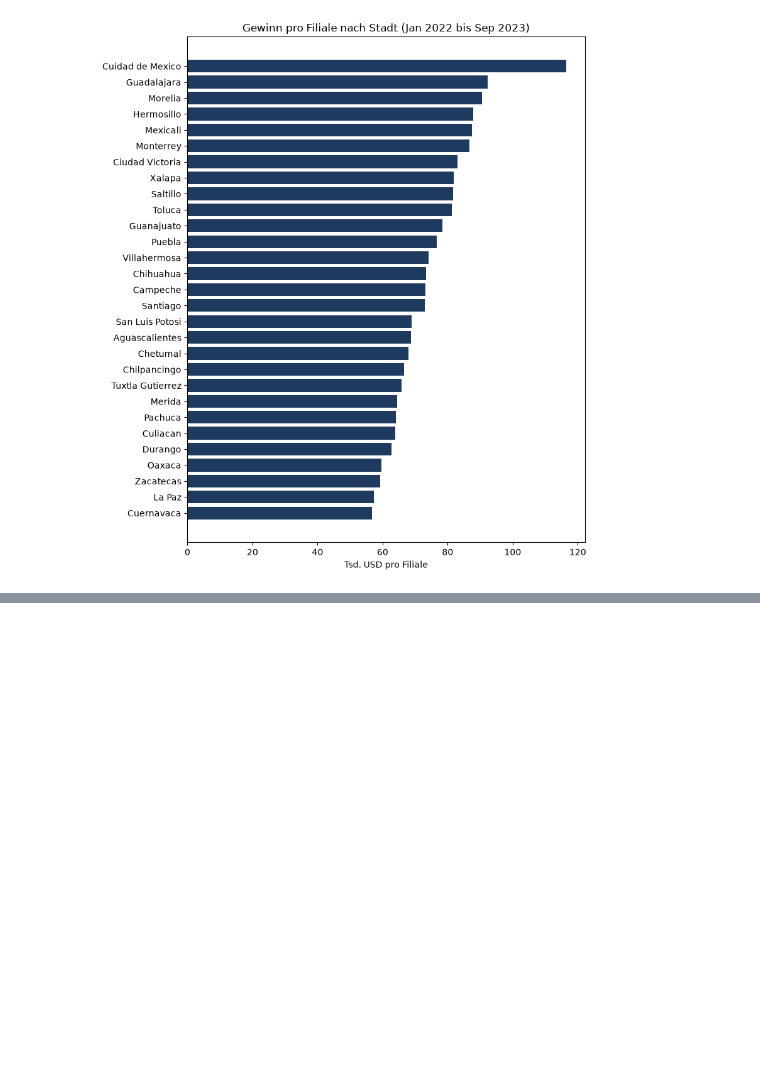
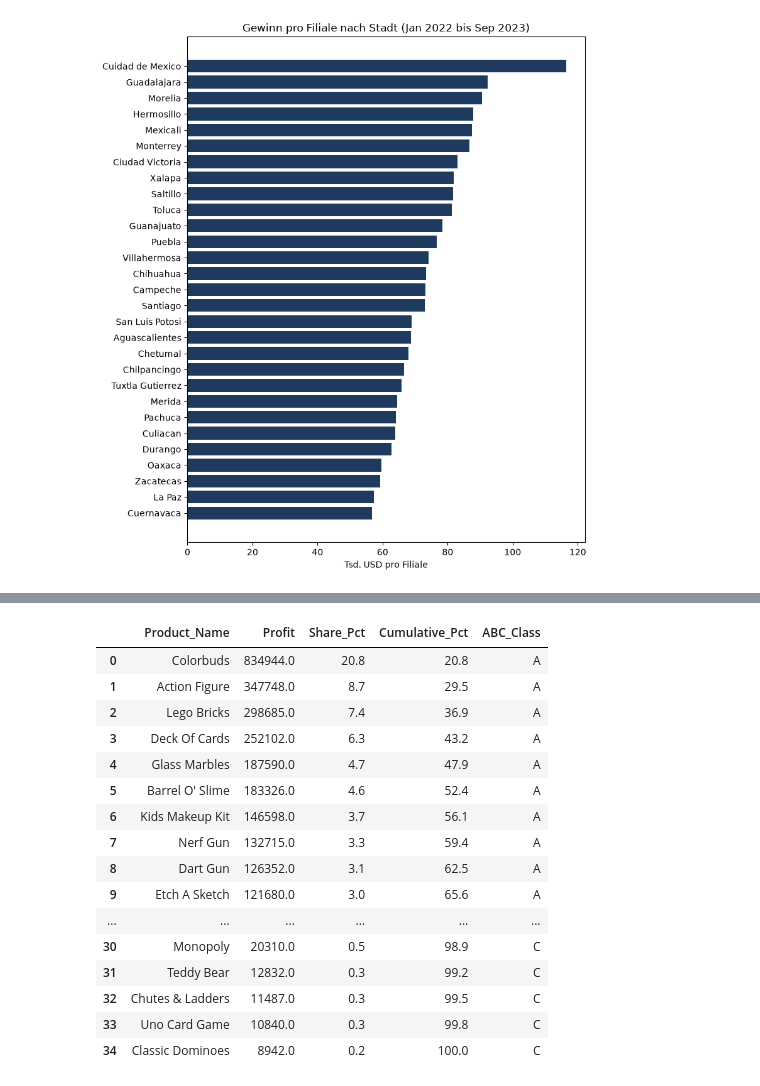
Before and after one commit to chrishorvath8595/maven_toys_profitability, a Jupyter notebook: notebooks/03_daten_analysieren.ipynb, the cells around one changed output, grey strips where cells are left out. Cells and saved outputs as stored; diff of their text form; code cells hidden in the pictures; blank space fills up the shorter version.

```diff
--- a/notebooks/03_daten_analysieren.ipynb
+++ b/notebooks/03_daten_analysieren.ipynb
@@ -407,0 +411,35 @@ plt.show()
+# %%
+product_profit = (
+    sales_full.groupby("Product_Name")["Profit"]
+    .sum()
+    .sort_values(ascending=False)
+    .reset_index()
+)
+
+product_profit["Share_Pct"] = product_profit["Profit"] / product_profit["Profit"].sum() * 100
+product_profit["Cumulative_Pct"] = product_profit["Share_Pct"].cumsum()
+product_profit["ABC_Class"] = pd.cut(
+    product_profit["Cumulative_Pct"] - product_profit["Share_Pct"],
+    bins=[-1, 80, 95, 101],
+    labels=["A", "B", "C"],
+)
+
+product_profit.round(1)
+# %% [output]
+|  | Product_Name | Profit | Share_Pct | Cumulative_Pct | ABC_Class |
+| 0 | Colorbuds | 834944.0 | 20.8 | 20.8 | A |
+| 1 | Action Figure | 347748.0 | 8.7 | 29.5 | A |
+| 2 | Lego Bricks | 298685.0 | 7.4 | 36.9 | A |
+| 3 | Deck Of Cards | 252102.0 | 6.3 | 43.2 | A |
+| 4 | Glass Marbles | 187590.0 | 4.7 | 47.9 | A |
+| 5 | Barrel O' Slime | 183326.0 | 4.6 | 52.4 | A |
+| 6 | Kids Makeup Kit | 146598.0 | 3.7 | 56.1 | A |
+| 7 | Nerf Gun | 132715.0 | 3.3 | 59.4 | A |
+| 8 | Dart Gun | 126352.0 | 3.1 | 62.5 | A |
+| 9 | Etch A Sketch | 121680.0 | 3.0 | 65.6 | A |
+| ... | ... | ... | ... | ... | ... |
+| 30 | Monopoly | 20310.0 | 0.5 | 98.9 | C |
+| 31 | Teddy Bear | 12832.0 | 0.3 | 99.2 | C |
+| 32 | Chutes & Ladders | 11487.0 | 0.3 | 99.5 | C |
+| 33 | Uno Card Game | 10840.0 | 0.3 | 99.8 | C |
+| 34 | Classic Dominoes | 8942.0 | 0.2 | 100.0 | C |
```
Also changed, not shown: parts of 6 cells of this notebook.
